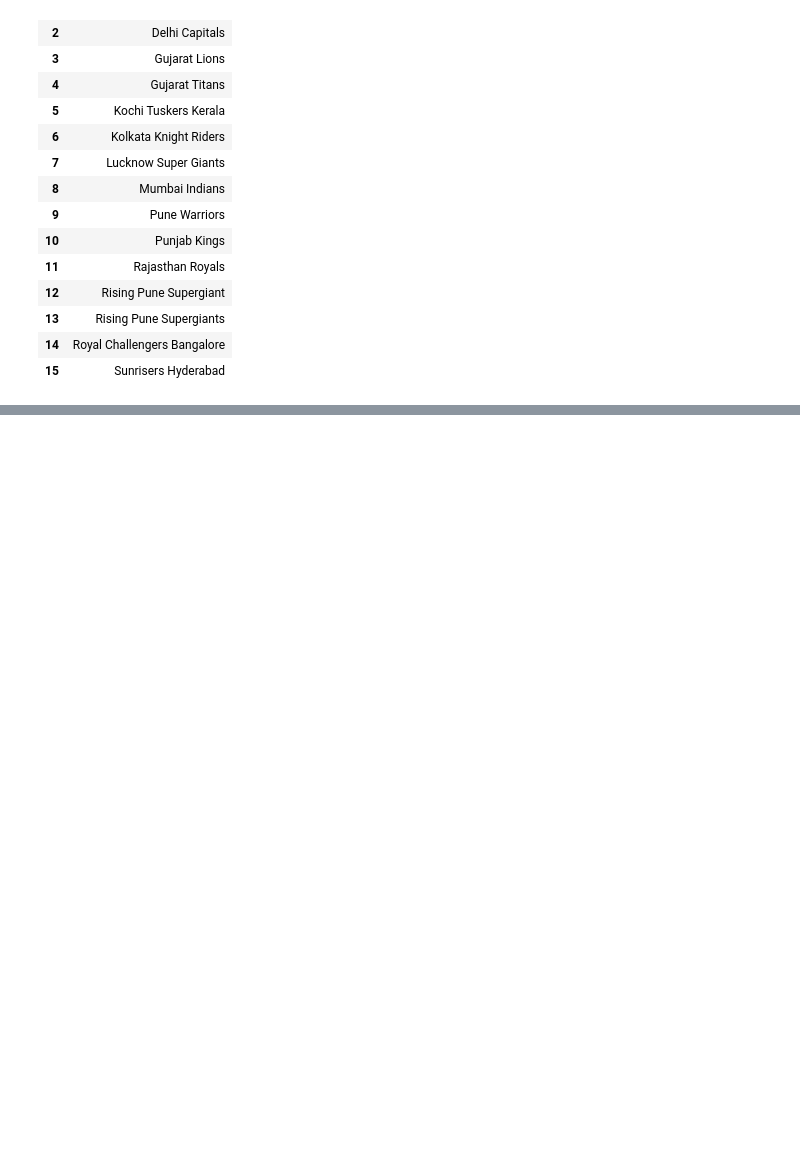
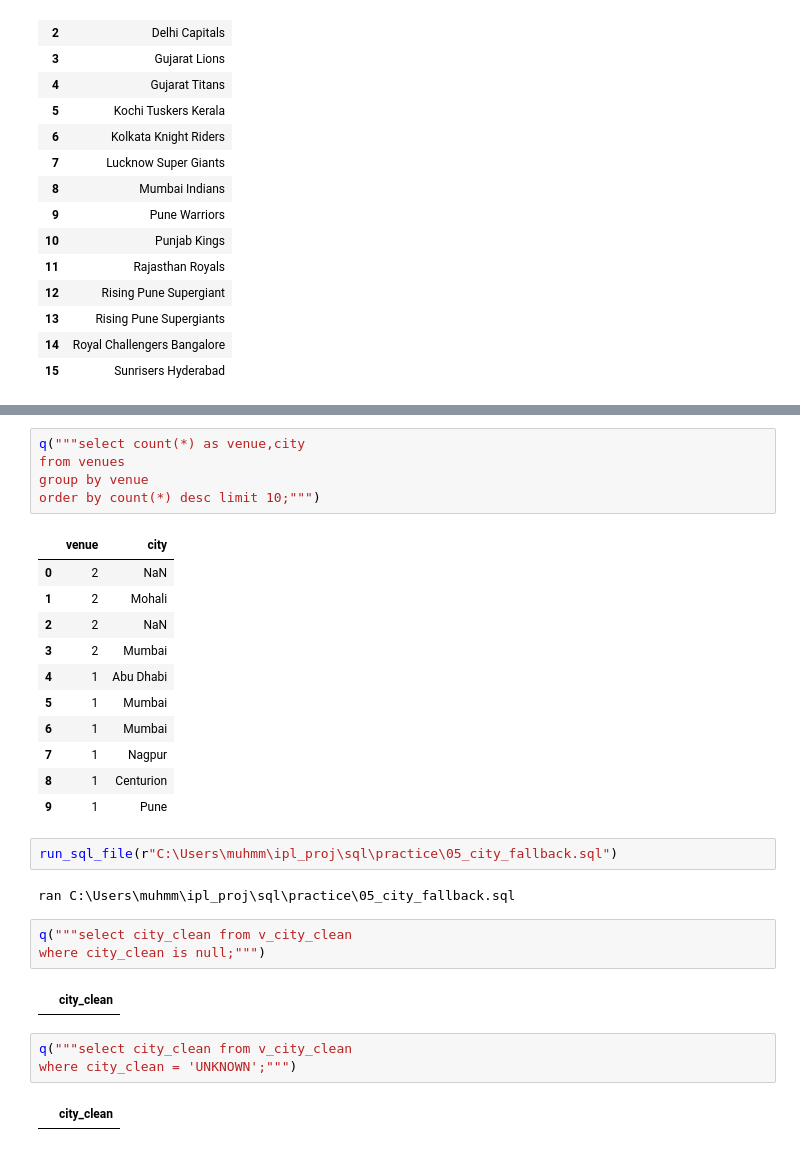
Before and after one commit to muhmmdnihasbca25dbi-hub/ipl_proj.3.1, a Jupyter notebook: notebooks/data_preperation.ipynb, the cells around one changed output, grey strips where cells are left out. Drawn from its saved outputs; the diff is of its cells as text; blank space fills up the shorter version.

```diff
--- a/notebooks/data_preperation.ipynb
+++ b/notebooks/data_preperation.ipynb
@@ -86,0 +132,31 @@ order by team_name_clean;': no such table: v_teams_clean
+# %%
+q("""select count(*) as venue,city
+from venues
+group by venue
+order by count(*) desc limit 10;""")
+# %% [output]
+|  | venue | city |
+| 0 | 2 | NaN |
+| 1 | 2 | Mohali |
+| 2 | 2 | NaN |
+| 3 | 2 | Mumbai |
+| 4 | 1 | Abu Dhabi |
+| 5 | 1 | Mumbai |
+| 6 | 1 | Mumbai |
+| 7 | 1 | Nagpur |
+| 8 | 1 | Centurion |
+| 9 | 1 | Pune |
+# %%
+run_sql_file(r"C:\Users\muhmm\ipl_proj\sql\practice\05_city_fallback.sql")
+# %% [output]
+ran C:\Users\muhmm\ipl_proj\sql\practice\05_city_fallback.sql
+# %%
+q("""select city_clean from v_city_clean
+where city_clean is null;""")
+# %% [output]
+|  | city_clean |
+# %%
+q("""select city_clean from v_city_clean
+where city_clean = 'UNKNOWN';""")
+# %% [output]
+|  | city_clean |
```
Also changed, not shown: parts of 17 cells of this notebook, 5 other files.
